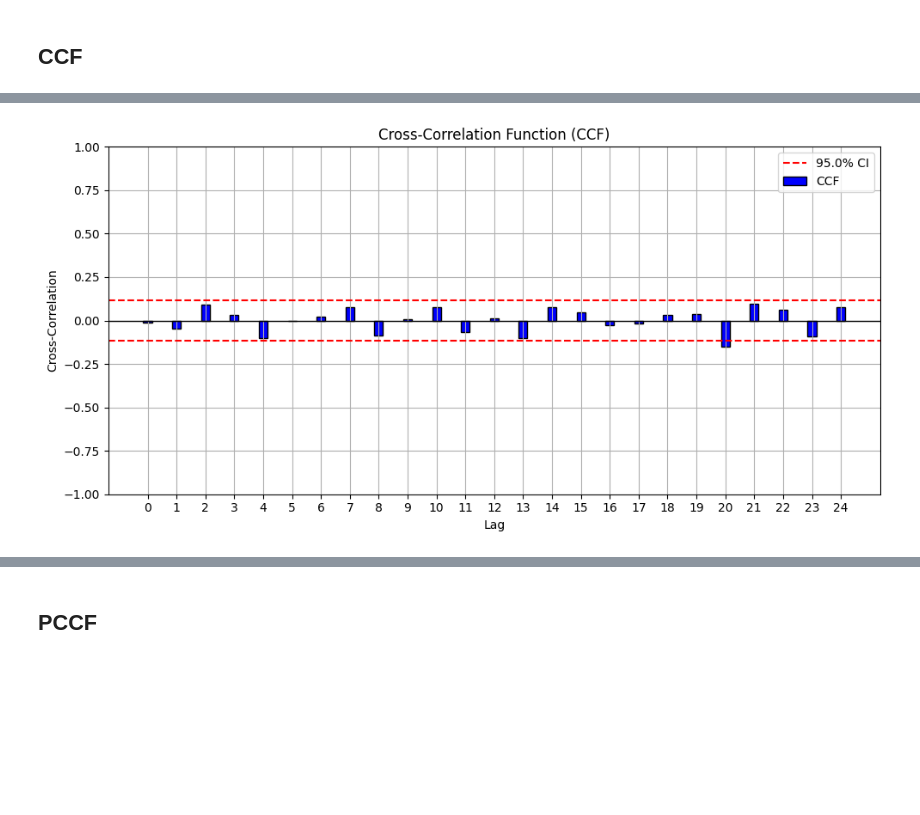
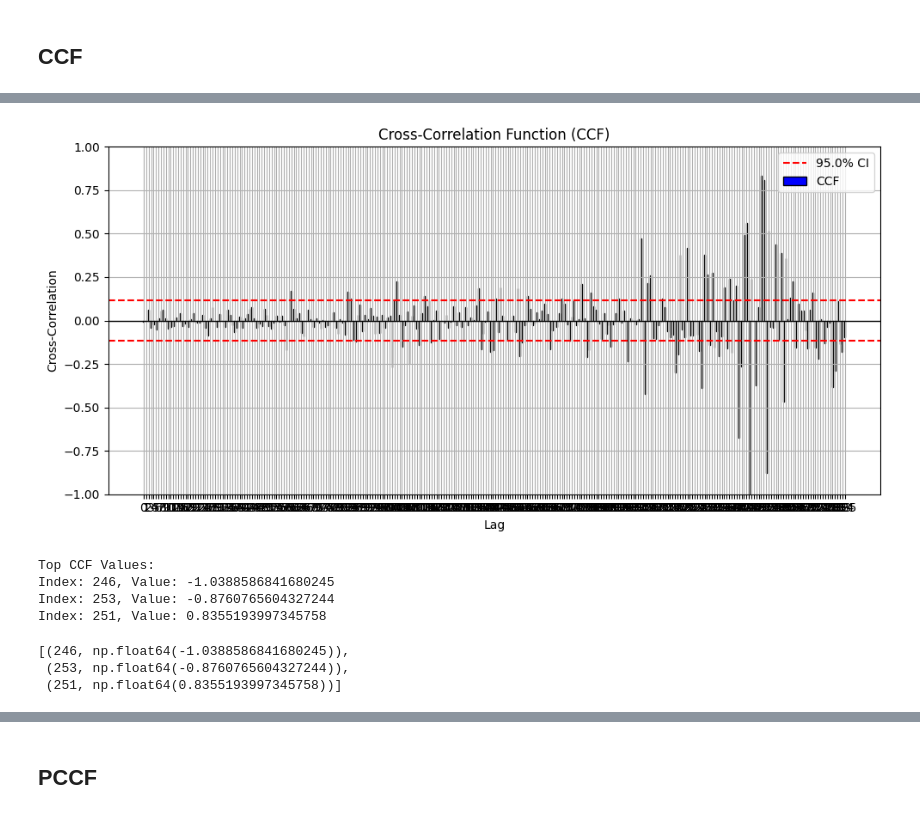
Before and after one commit to emirsglm/consumer-behavior-analysis, a Jupyter notebook: test.ipynb, the cells around one changed output, grey strips where cells are left out. Drawn from its saved outputs; the diff is of its cells as text; code cells hidden in the pictures; blank space fills up the shorter version.

```diff
--- a/test.ipynb
+++ b/test.ipynb
@@ -747,3 +747,16 @@ df_stationary
 286 rows × 8 columns
 # %% [markdown]
 ## CCF
+# %%
+from statsmodels.tsa.stattools import ccf
+
+def top_ccf_values(series1, series2, top_n=3):
+    ccf_values = ccf(series1, series2)
+    abs_values_with_index = [(i, val) for i, val in enumerate(ccf_values)]
+    top_values = sorted(abs_values_with_index, key=lambda x: abs(x[1]), reverse=True)[:top_n]
+
+    print("Top CCF Values:")
+    for idx, value in top_values:
+        print(f"Index: {idx}, Value: {value}")
+
+    return top_values
@@ -754,5 +811,13 @@ utils.ccf_plot(df_stationary["Retail_Volume"],df_stationary['CBAR'],nlags=25)
 # %%
-utils.ccf_plot(df_stationary["Retail_Volume"],df_stationary["CPI"],nlags=25)
+utils.ccf_plot(df_stationary["Retail_Volume"],df_stationary["LTIR"],nlags=286)
+top_ccf_values(df_stationary["Retail_Volume"], df_stationary['LTIR'])
 # %% [output]
-[figure, old version]
+[figure, new version]
+Top CCF Values:
+Index: 246, Value: -1.0388586841680245
+Index: 253, Value: -0.8760765604327244
+Index: 251, Value: 0.8355193997345758
+[(246, np.float64(-1.0388586841680245)),
+ (253, np.float64(-0.8760765604327244)),
+ (251, np.float64(0.8355193997345758))]
 # %%
```
Also changed, not shown: parts of 30 cells of this notebook.
